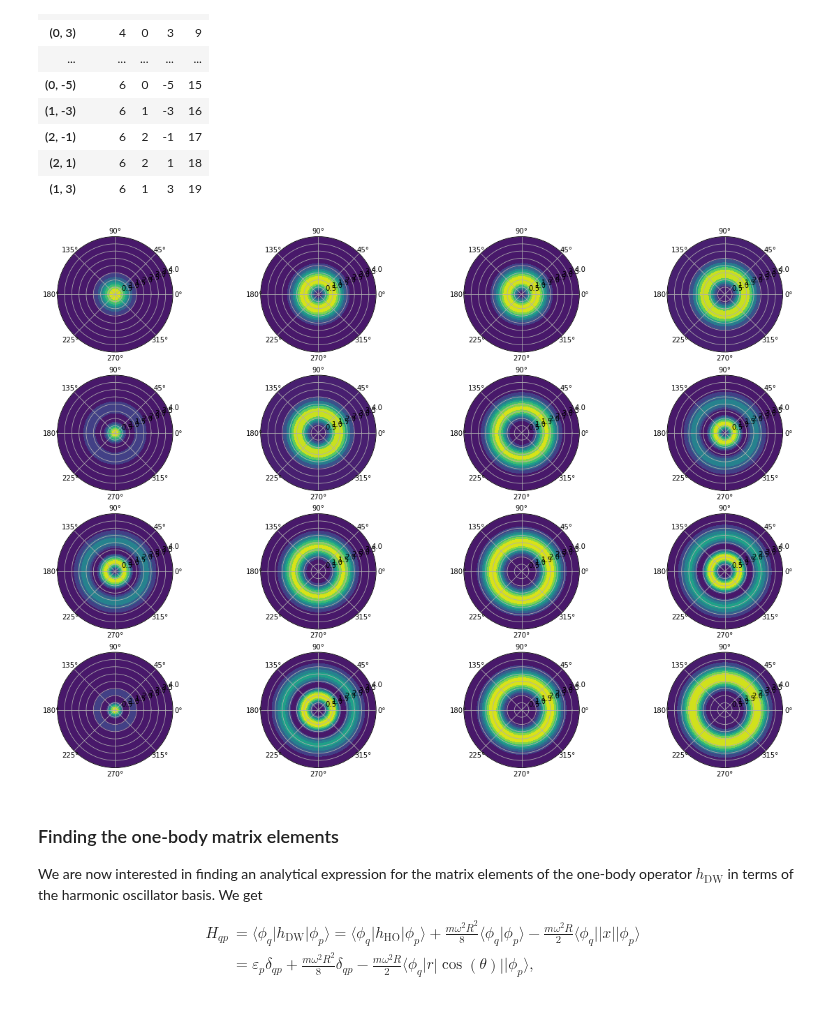
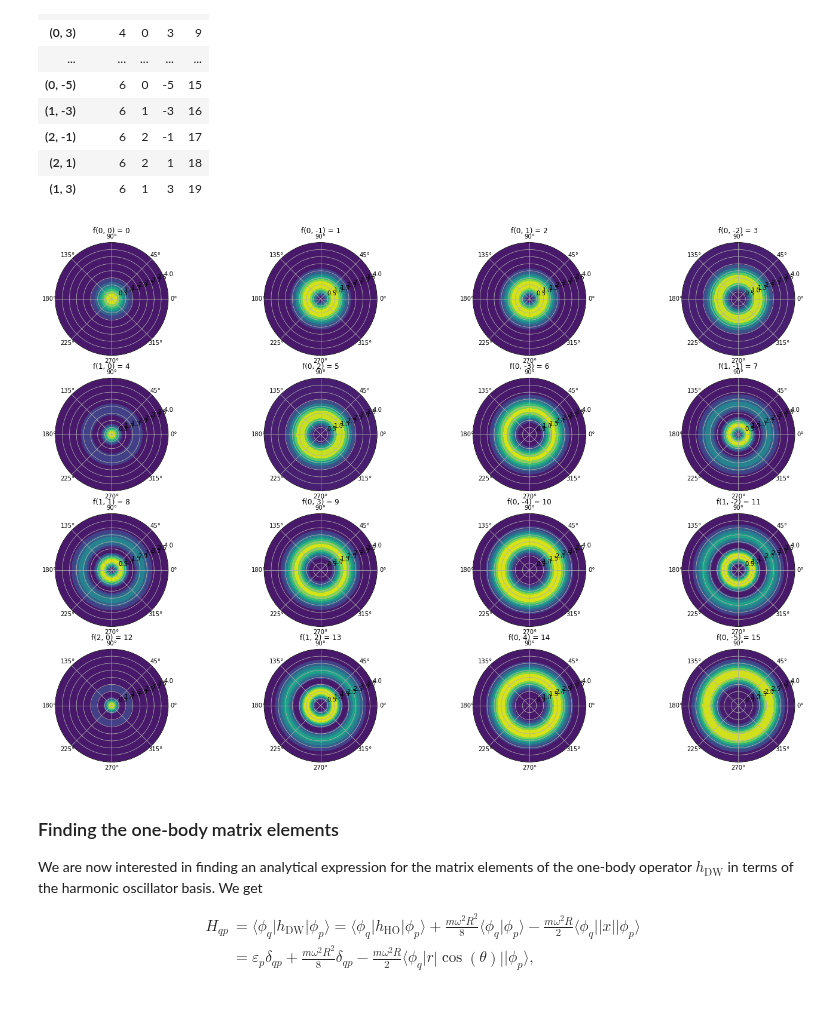
Before and after one commit to Schoyen/coupled-cluster-notes, a Jupyter notebook: notebooks/dwqd.ipynb, the cells around one changed output. Cells and saved outputs as stored; diff of their text form; code cells hidden in the pictures.

Commit message:
Add title and space to polar plots

```diff
--- a/notebooks/dwqd.ipynb
+++ b/notebooks/dwqd.ipynb
@@ -398,20 +398,21 @@ def phi_nm_density(r, theta, n, m, omega=1):
 # %%
 theta = np.linspace(0, 2*np.pi, 101)
 radius = np.linspace(0, 4, 101)
 
 for p in range(16):
     n = int(index_table.loc[index_table.p == p].n)
     m = int(index_table.loc[index_table.p == p].m)
     R, T = np.meshgrid(radius, theta)
     phi = phi_nm_density(R, T, n, m)
 
 
     plt.subplot(4, 4, p+1, polar=True)
     plt.contourf(T, R, phi)
+    plt.title("f({0}, {1}) = {2}".format(n, m, p))
 
 plt.show()
 # %% [output]
-[figure, old version]
+[figure, new version]
 # %% [markdown]
 ### Finding the one-body matrix elements
 
```
Also changed, not shown: parts of 2 cells of this notebook.
